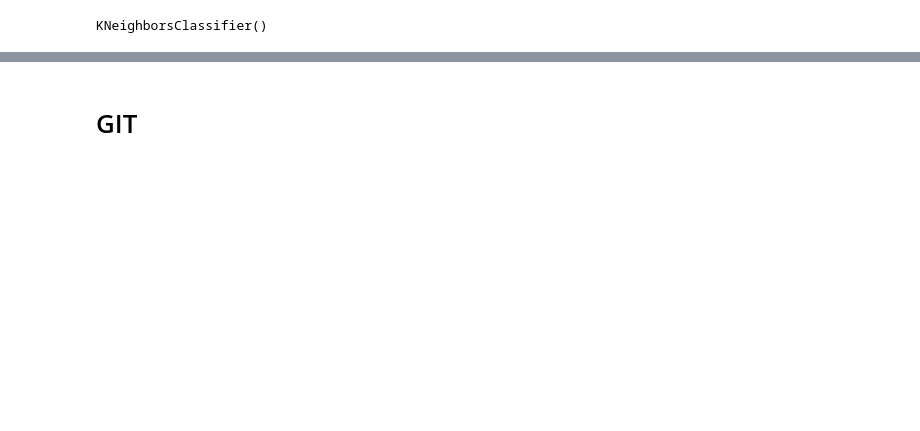
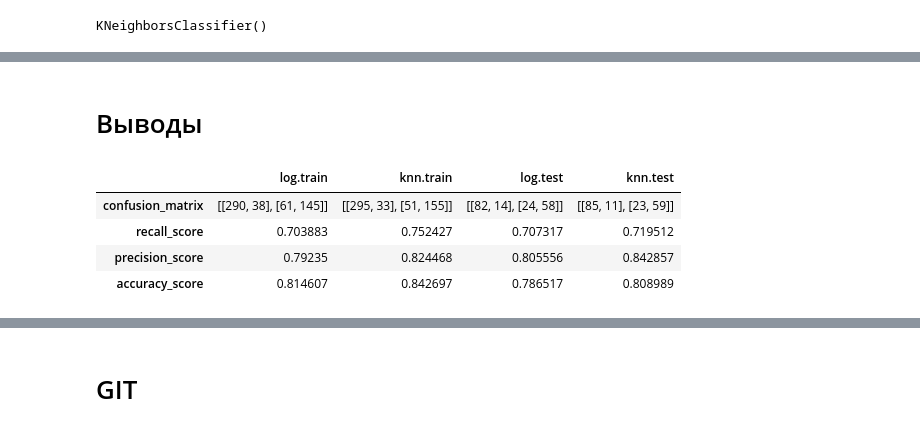
Before and after one commit to IgorDat/5_1_ML, a Jupyter notebook: ml-4_1.ipynb, the cells around one changed output, grey strips where cells are left out. Drawn from its saved outputs; the diff is of its cells as text; code cells hidden in the pictures; blank space fills up the shorter version.

```diff
--- a/ml-4_1.ipynb
+++ b/ml-4_1.ipynb
@@ -292,0 +301,3 @@ X_test_enc
+# %%
+log_reg = LogisticRegression()
+log_reg.fit(X_train_enc, y_train)
@@ -363,0 +442,26 @@ accuracy_score:
+# %%
+# логистическая регрессия
+log_reg = LogisticRegression()
+log_reg.fit(X_train_enc, y_train)
+# КНН
+knn = KNeighborsClassifier()
+knn.fit(X_train_enc, y_train)
+
+Rez = {'LogisticRegression':dict(), 'KNeighborsClassifier':dict()}
+
+for classifier in [log_reg, knn]:
+    # название метода
+    cls_name = str(type(classifier)).replace("'>","").split(".")[-1]
+
+    # цикл по тренировочным и теостовым данным
+    for X,y,label in zip([X_train_enc, X_test_enc], [y_train, y_test], ['train', 'test']):
+        # предсказания модели
+        y_pred = classifier.predict(X)
+
+        Rez[cls_name][label] = {'confusion_matrix' : confusion_matrix(y, y_pred)
+                              , 'recall_score' : recall_score(y, y_pred)
+                              , 'precision_score': precision_score(y, y_pred)
+                              , 'accuracy_score' : accuracy_score(y, y_pred)
+                              }
+
+Rez
@@ -363,0 +489,19 @@ accuracy_score:
+# %% [markdown]
+# Выводы
+# %%
+# df_Rez = pd.json_normalize(Rez['LogisticRegression'] )
+# df_Rez = pd.json_normalize(Rez )
+df_Rez_log = pd.DataFrame(Rez['LogisticRegression'])
+df_Rez_Knn = pd.DataFrame(Rez['KNeighborsClassifier'])
+# разница между лог и knn
+df_ = df_Rez_log - df_Rez_Knn
+df_Rez_log.rename(columns={'test':'log.test', 'train':'log.train'}, inplace=True)
+df_Rez_Knn.rename(columns={'test':'knn.test', 'train':'knn.train'}, inplace=True)
+df_Rez = pd.concat([df_Rez_log, df_Rez_Knn], axis=1 )
+df_Rez[['log.train', 'knn.train', 'log.test', 'knn.test']]
+# %% [output]
+|  | log.train | knn.train | log.test | knn.test |
+| confusion_matrix | [[290, 38], [61, 145]] | [[295, 33], [51, 155]] | [[82, 14], [24, 58]] | [[85, 11], [23, 59]] |
+| recall_score | 0.703883 | 0.752427 | 0.707317 | 0.719512 |
+| precision_score | 0.79235 | 0.824468 | 0.805556 | 0.842857 |
+| accuracy_score | 0.814607 | 0.842697 | 0.786517 | 0.808989 |
```
Also changed, not shown: parts of 39 cells of this notebook.
